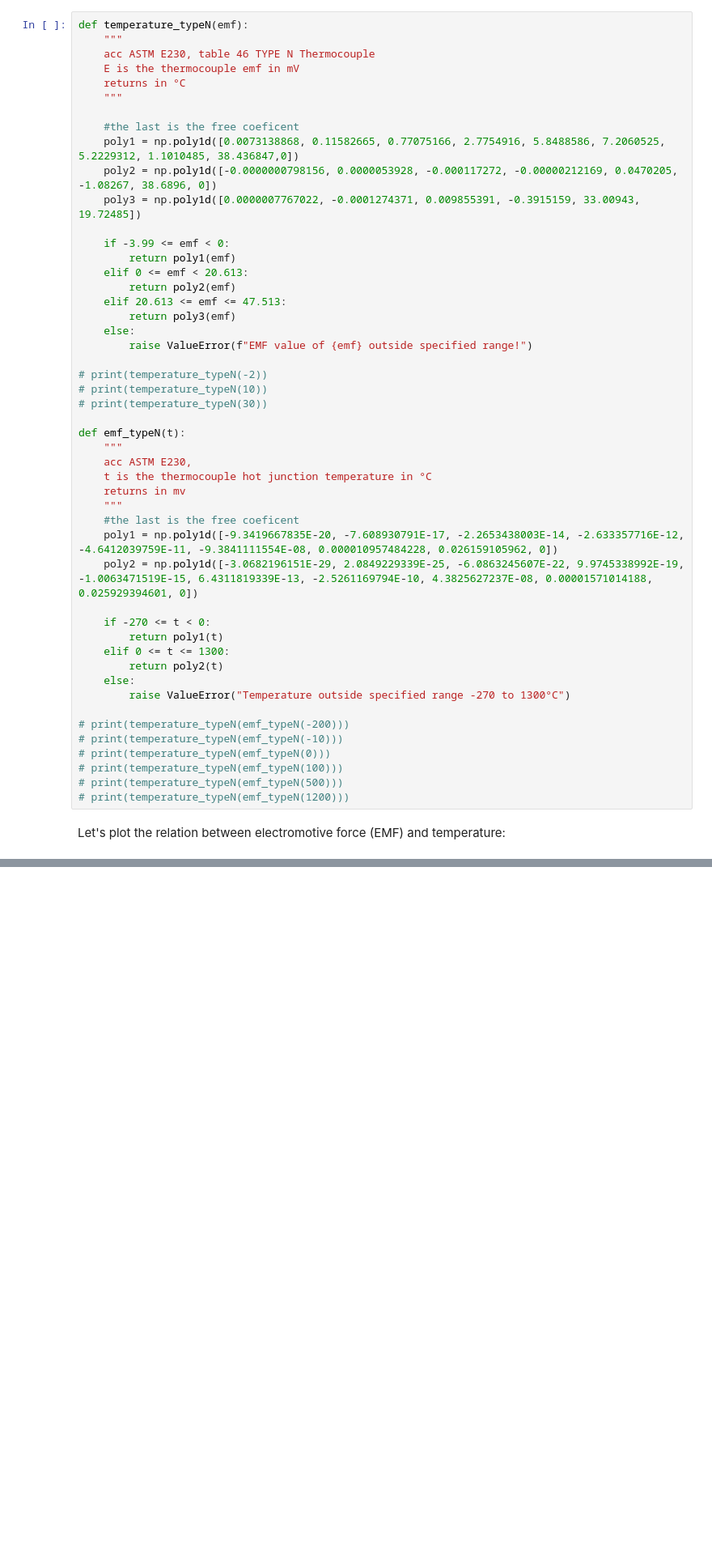
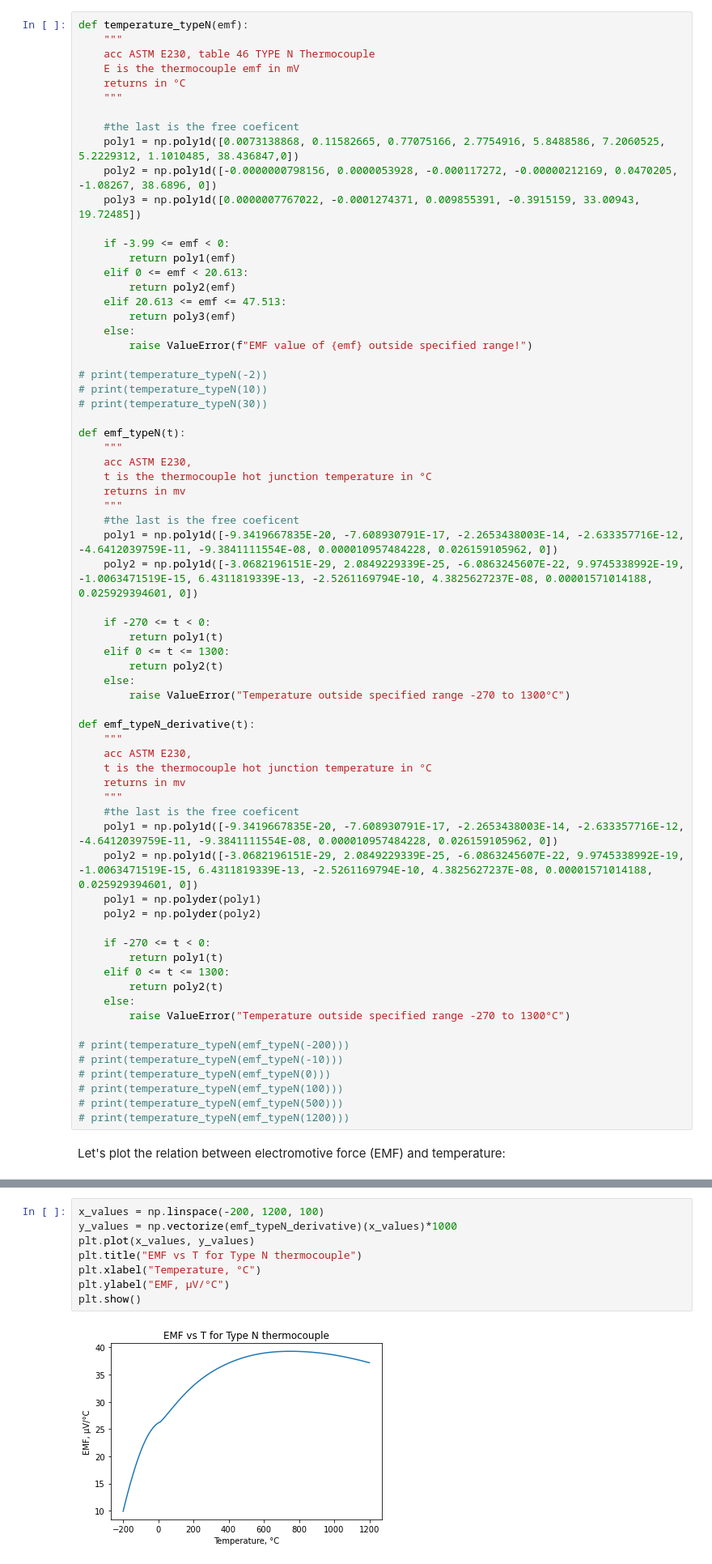
Before and after one commit to Chehlarov/Math-for-devs, a Jupyter notebook: 99 - TC project/N-type thermocouple accuracy calculation using Monte Carlo.ipynb, the cells around one changed output, grey strips where cells are left out. Shown: that part at 81% size. Saved outputs shown, nothing was run; the diff lists cells and outputs as text; blank space fills up the shorter version.

```diff
--- a/99 - TC project/N-type thermocouple accuracy calculation using Monte Carlo.ipynb
+++ b/99 - TC project/N-type thermocouple accuracy calculation using Monte Carlo.ipynb
@@ -93,6 +93,25 @@ def emf_typeN(t):
     else:
         raise ValueError("Temperature outside specified range -270 to 1300°C")
 
+def emf_typeN_derivative(t):
+    """
+    acc ASTM E230,
+    t is the thermocouple hot junction temperature in °C
+    returns in mv
+    """
+    #the last is the free coeficent
+    poly1 = np.poly1d([-9.3419667835E-20, -7.608930791E-17, -2.2653438003E-14, -2.633357716E-12, -4.6412039759E-11, -9.3841111554E-08, 0.000010957484228, 0.026159105962, 0])
+    poly2 = np.poly1d([-3.0682196151E-29, 2.0849229339E-25, -6.0863245607E-22, 9.9745338992E-19, -1.0063471519E-15, 6.4311819339E-13, -2.5261169794E-10, 4.3825627237E-08, 0.00001571014188, 0.025929394601, 0])
+    poly1 = np.polyder(poly1)
+    poly2 = np.polyder(poly2)
+
+    if -270 <= t < 0:
+        return poly1(t)
+    elif 0 <= t <= 1300:
+        return poly2(t)
+    else:
+        raise ValueError("Temperature outside specified range -270 to 1300°C")
+
 # print(temperature_typeN(emf_typeN(-200)))
 # print(temperature_typeN(emf_typeN(-10)))
 # print(temperature_typeN(emf_typeN(0)))
@@ -111,6 +130,16 @@ plt.ylabel("Temperature, °C")
 plt.show()
 # %% [output]
 [figure]
+# %%
+x_values = np.linspace(-200, 1200, 100)
+y_values = np.vectorize(emf_typeN_derivative)(x_values)*1000
+plt.plot(x_values, y_values)
+plt.title("EMF vs T for Type N thermocouple")
+plt.xlabel("Temperature, °C")
+plt.ylabel("EMF, µV/°C")
+plt.show()
+# %% [output]
+[figure, added]
 # %% [markdown]
 ## How does the sensor work
 ![title](TC_schema.png)
```
Also changed, not shown: parts of 6 cells of this notebook.
